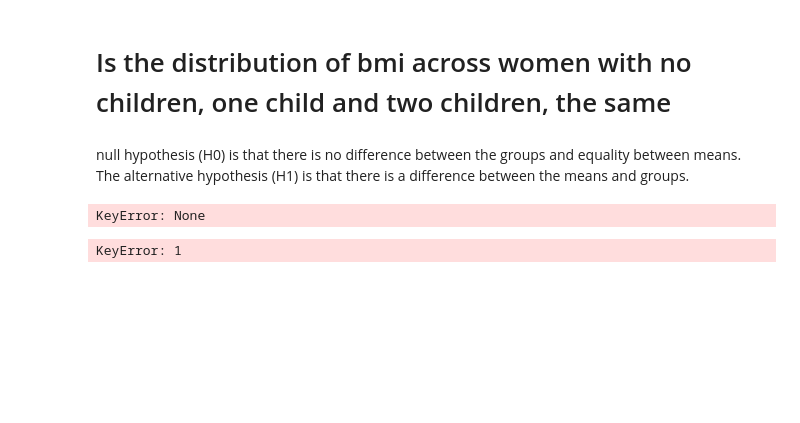
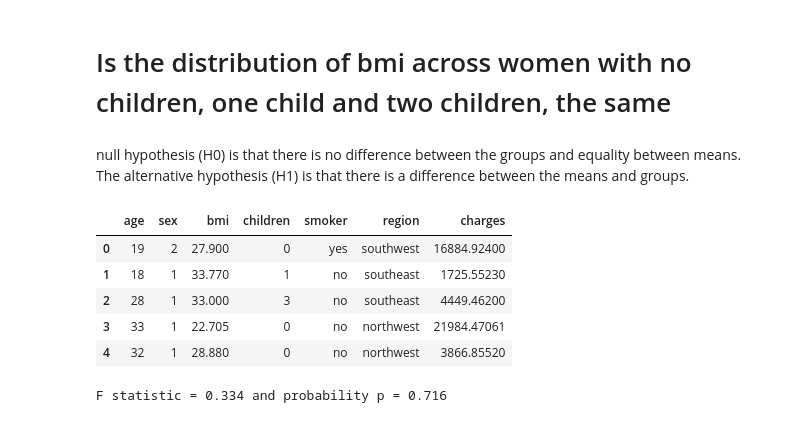
Before and after one commit to GreatLearningAIML1/pune-july19-batch-Seema-eng, a Jupyter notebook: Health_ insurance Project.ipynb, the cells around one changed output. Drawn from its saved outputs; the diff is of its cells as text; code cells hidden in the pictures; blank space fills up the shorter version.

```diff
--- a/Health_ insurance Project.ipynb
+++ b/Health_ insurance Project.ipynb
@@ -280,15 +280,23 @@ null hypothesis (H0) is that there is no difference between the groups and equal
 The alternative hypothesis (H1) is that there is a difference between the means and groups.
 # %%
 Dict = {'male':1,'female':2}
-df.sex=[Dict[item] for item in df.sex]
+df['sex']=[Dict[item] for item in df['sex']]
 df.head()
 # %% [output]
-KeyError: None
+|  | age | sex | bmi | children | smoker | region | charges |
+| 0 | 19 | 2 | 27.900 | 0 | yes | southwest | 16884.92400 |
+| 1 | 18 | 1 | 33.770 | 1 | no | southeast | 1725.55230 |
+| 2 | 28 | 1 | 33.000 | 3 | no | southeast | 4449.46200 |
+| 3 | 33 | 1 | 22.705 | 0 | no | northwest | 21984.47061 |
+| 4 | 32 | 1 | 28.880 | 0 | no | northwest | 3866.85520 |
 # %%
-e1=df[df['bmi'].notnull() & (df['sex']== 2) & (df['children'] ==0)]
-e2=df[df['bmi'].notnull() & (df['sex']== 2) & (df['children'] ==1)]
-e3=df[df['bmi'].notnull() & (df['sex']== 2) & (df['children'] ==2)]
-F, p = stats.f_oneway(e1, e2, e3)
+bmi_df = pd.DataFrame()
+
+
+bmi1=df[(df['sex'] ==2) & (df['children'] ==0)]['bmi']
+bmi2 = df[(df['sex'] ==2) & (df['children'] ==1)]['bmi']
+bmi3 = df[(df['sex'] ==2) & (df['children'] ==2)]['bmi']
+F, p = stats.f_oneway(bmi1, bmi2, bmi3)
 print('F statistic = {:5.3f} and probability p = {:5.3f}'.format(F, p))
 # %% [output]
-KeyError: 1
+F statistic = 0.334 and probability p = 0.716
```
Also changed, not shown: parts of 5 cells of this notebook.
